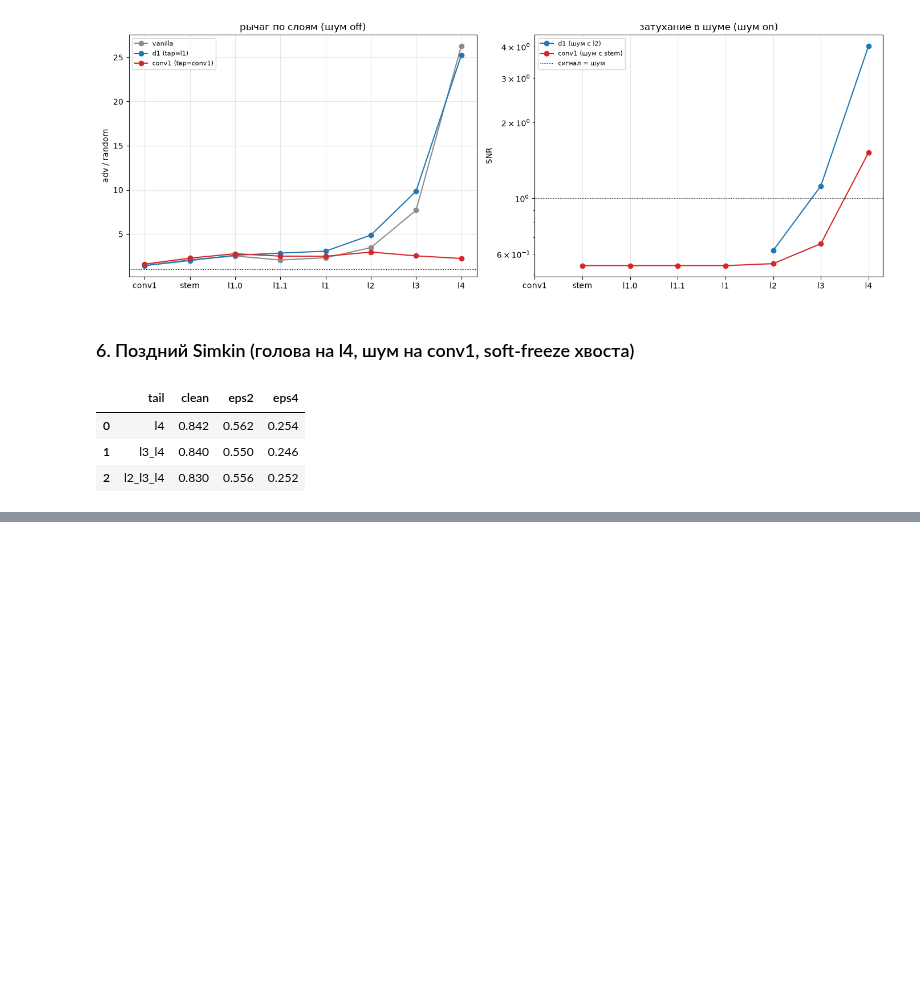
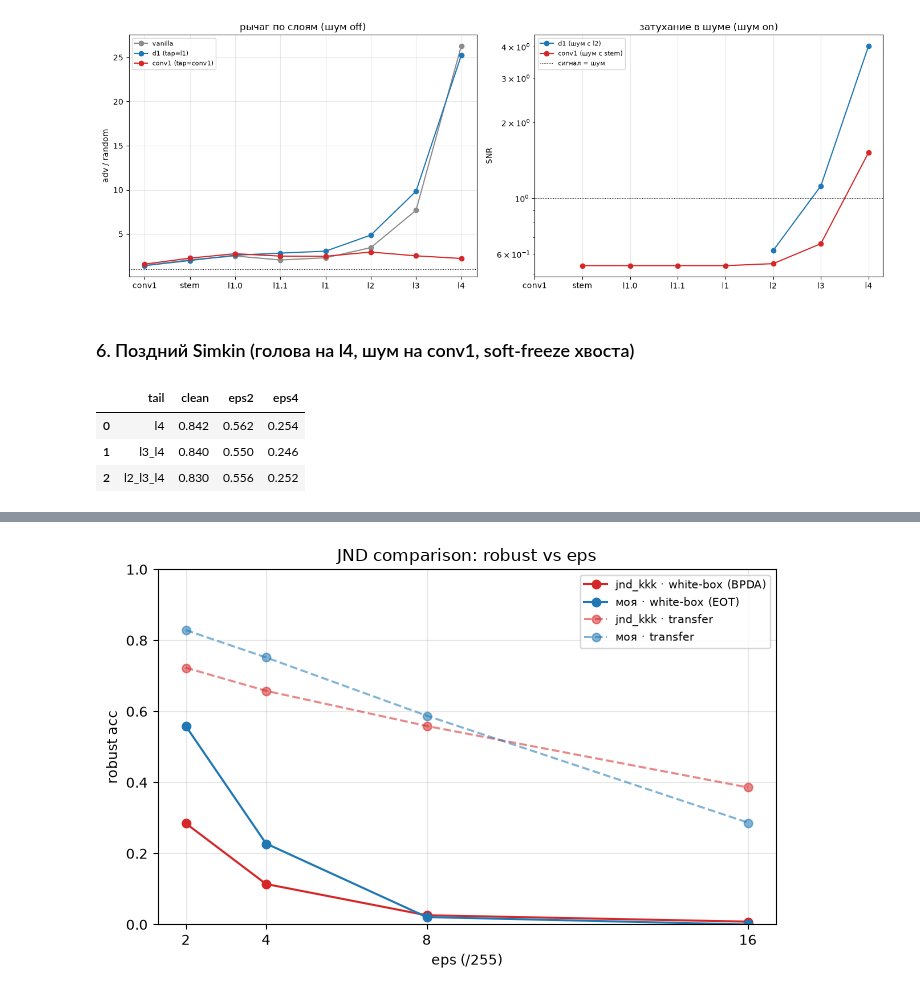
Before and after one commit to tarakanov517/CV_JND_based_approach, a Jupyter notebook: notebooks/compare_experiments.ipynb, the cells around one changed output, grey strips where cells are left out. Saved outputs shown, nothing was run; the diff lists cells and outputs as text; code cells hidden in the pictures; blank space fills up the shorter version.

```diff
--- a/notebooks/compare_experiments.ipynb
+++ b/notebooks/compare_experiments.ipynb
@@ -373,0 +457,12 @@ late
+# %%
+eps_x = [2, 4, 8, 16]
+fig, ax = plt.subplots(figsize=(7, 4.5))
+ax.plot(eps_x, [0.285, 0.114, 0.026, 0.008], 'o-',  color='#d62728', label='jnd_kkk · white-box (BPDA)')
+ax.plot(eps_x, [0.559, 0.228, 0.021, 0.000], 'o-',  color='#1f77b4', label='моя · white-box (EOT)')
+ax.plot(eps_x, [0.723, 0.658, 0.559, 0.386], 'o--', color='#d62728', alpha=.55, label='jnd_kkk · transfer')
+ax.plot(eps_x, [0.829, 0.752, 0.588, 0.287], 'o--', color='#1f77b4', alpha=.55, label='моя · transfer')
+ax.set_xticks(eps_x); ax.set_xlabel('eps (/255)'); ax.set_ylabel('robust acc'); ax.set_ylim(0, 1)
+ax.set_title('JND comparison: robust vs eps'); ax.grid(alpha=.3); ax.legend(fontsize=8)
+plt.tight_layout(); plt.show()
+# %% [output]
+[figure, added]
```
Also changed, not shown: parts of 10 cells of this notebook.
